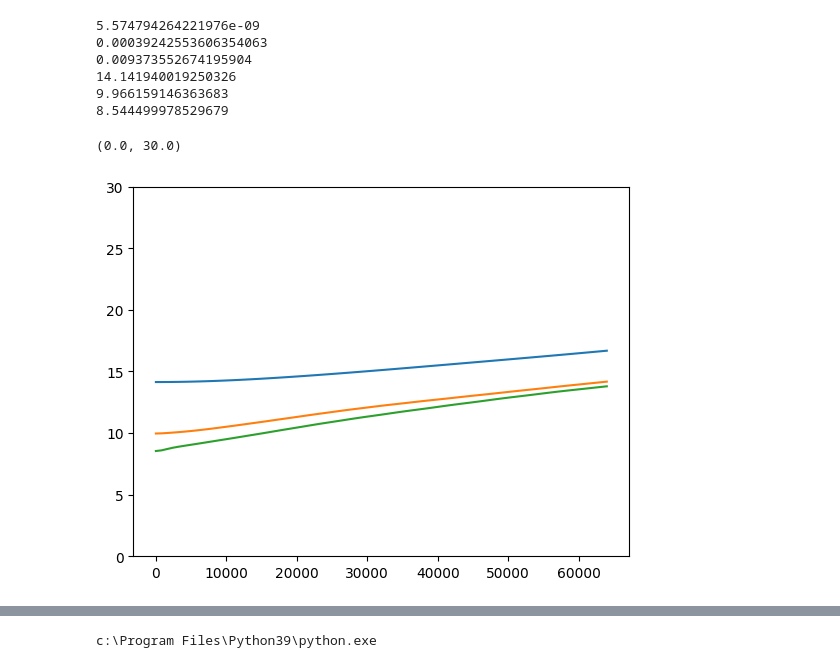
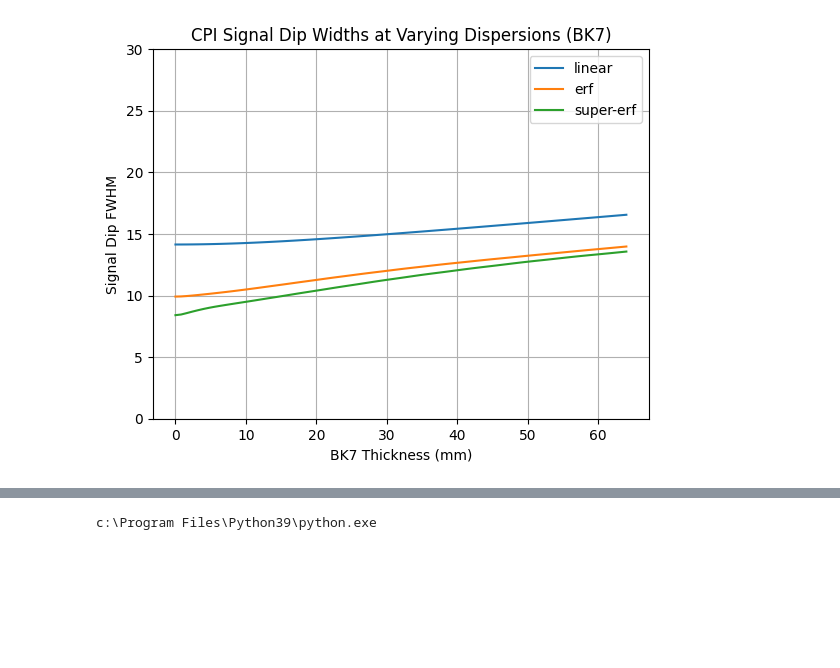
Before and after one commit to unaa-r/CPI_Project, a Jupyter notebook: dips_processing.ipynb, the cells around one changed output, grey strips where cells are left out. Saved outputs shown, nothing was run; the diff lists cells and outputs as text; code cells hidden in the pictures; blank space fills up the shorter version.

Commit message:
added different dispersion options + refactoring

```diff
--- a/dips_processing.ipynb
+++ b/dips_processing.ipynb
@@ -4,10 +4,16 @@ from scipy.optimize import minimize
 import math
 import matplotlib.pyplot as plt
 from scipy.optimize import least_squares
+import matplotlib.ticker as ticker
+
 
 linear_dip_widths = []
 erf_dip_widths = []
 super_erf_dip_widths = []
+
+linear_chi2 = []
+erf_chi2 = []
+super_erf_chi2 = []
 
 # --- Initial guesses ---
 init_guess_parabolic = [0, 0.0025, 0.00000001, 0.9, 10]
@@ -15,7 +21,7 @@ init_guess = [0, 0.0025, 0.9, 10]
 
 Lvals = np.arange(0, 64001, 800)
 Lvals2 = [0, 800]
-taus = np.arange(-50, 50 + 0.5, 0.5)
+taus = np.arange(-100, 100 + 0.5, 0.5)
 
 def one_minus_gaussian(t, t_0, a1, a2, fwhm):
     return a1 - a2*np.exp(-4*np.log(2)*((t - t_0)**2)/fwhm**2)
@@ -47,6 +53,7 @@ for L in Lvals:
     '''lin_sig = np.loadtxt(f"./test_results/linear/linear_L{L}.txt")
     erf_sig = np.loadtxt(f"./test_results/erf/erf_L{L}.txt")
     superf_sig = np.loadtxt(f"./test_results/super_erf/super_erf_L{L}.txt")'''
+    init_guess = [0, 0.0002*L, 0.9, 10]
 
     lin_sig = np.loadtxt(f"./updated_phi_results/linear/linear_L{L}.txt")
     erf_sig = np.loadtxt(f"./updated_phi_results/erf/erf_L{L}.txt")
@@ -54,44 +61,57 @@ for L in Lvals:
 
     lin_norm = (lin_sig - np.min(lin_sig))/(np.max(lin_sig) - np.min(lin_sig))
     erf_norm = (erf_sig - np.min(erf_sig))/(np.max(erf_sig) - np.min(erf_sig))
     superf_norm = (superf_sig - np.min(superf_sig))/(np.max(superf_sig) - np.min(superf_sig))
 
     # --- Fit the data ---
     #lin_result = minimize(chisq_parabolic, init_guess_parabolic, args=(taus, lin_norm), method='L-BFGS-B')
     #erf_result = minimize(chisq_parabolic, init_guess_parabolic, args=(taus, erf_norm), method='L-BFGS-B')
     #superf_result = minimize(chisq_parabolic, init_guess_parabolic, args=(taus, superf_norm), method='L-BFGS-B')
 
     #pretty sure maggies code uses the LevenbergMarquardt method, at least for the 0 dispersion dip
-    lin_result = least_squares(residuals, init_guess, args=(taus, lin_norm), method='lm',
+    lin_result = least_squares(residuals, init_guess, args=(taus, lin_sig), method='lm',
                                ftol=1e-15, xtol=1e-15, gtol=1e-15)
-    erf_result = least_squares(residuals, init_guess, args=(taus, erf_norm), method='lm',
+    erf_result = least_squares(residuals, init_guess, args=(taus, erf_sig), method='lm',
                                ftol=1e-15, xtol=1e-15, gtol=1e-15)
-    superf_result = least_squares(residuals, init_guess, args=(taus, superf_norm), method='lm',
+    superf_result = least_squares(residuals, init_guess, args=(taus, superf_sig), method='lm',
                                ftol=1e-15, xtol=1e-15, gtol=1e-15)
 
+    '''
     if (L == 0):
         print(np.sum(lin_result.fun**2))
         print(np.sum(erf_result.fun**2))
         print(np.sum(superf_result.fun**2))
+    '''
+
+    '''
+    linear_chi2.append(chisq(lin_result.x, taus, lin_norm))
+    erf_chi2.append(chisq(erf_result.x, taus, erf_norm))
+    super_erf_chi2.append(chisq(superf_result.x, taus, superf_norm))
+    '''
+    linear_chi2.append(lin_result.cost)
+    erf_chi2.append(erf_result.cost)
+    super_erf_chi2.append(superf_result.cost)
+
 
     linear_dip_widths.append(lin_result.x[3])
     erf_dip_widths.append(erf_result.x[3])
     super_erf_dip_widths.append(superf_result.x[3])
-
+'''
 print(linear_dip_widths[0])
 print(erf_dip_widths[0])
 print(super_erf_dip_widths[0])
-np.savetxt(f"./linear_dip_widths.txt", linear_dip_widths, )
+'''
+#np.savetxt(f"./linear_dip_widths.txt", linear_dip_widths, )
 plt.plot(Lvals, linear_dip_widths, label = "linear")
 plt.plot(Lvals, erf_dip_widths, label = "erf")
 plt.plot(Lvals, super_erf_dip_widths, label = "super-erf")
-plt.ylim(0, 30)
+plt.xlabel("BK7 Thickness (mm)")
+plt.ylabel("Signal Dip FWHM")
+plt.legend()
+plt.grid()
+plt.title('CPI Signal Dip Widths at Varying Dispersions (BK7)')
+plt.gca().xaxis.set_major_formatter(ticker.FuncFormatter(lambda x, _: f"{x/1000:.0f}"))
+
+plt.ylim(0, 30);
 # %% [output]
-5.574794264221976e-09
-0.00039242553606354063
-0.009373552674195904
-14.141940019250326
-9.966159146363683
-8.544499978529679
-(0.0, 30.0)
-[figure, old version]
+[figure, new version]
```
Also changed, not shown: parts of 6 cells of this notebook, 15 other files.
